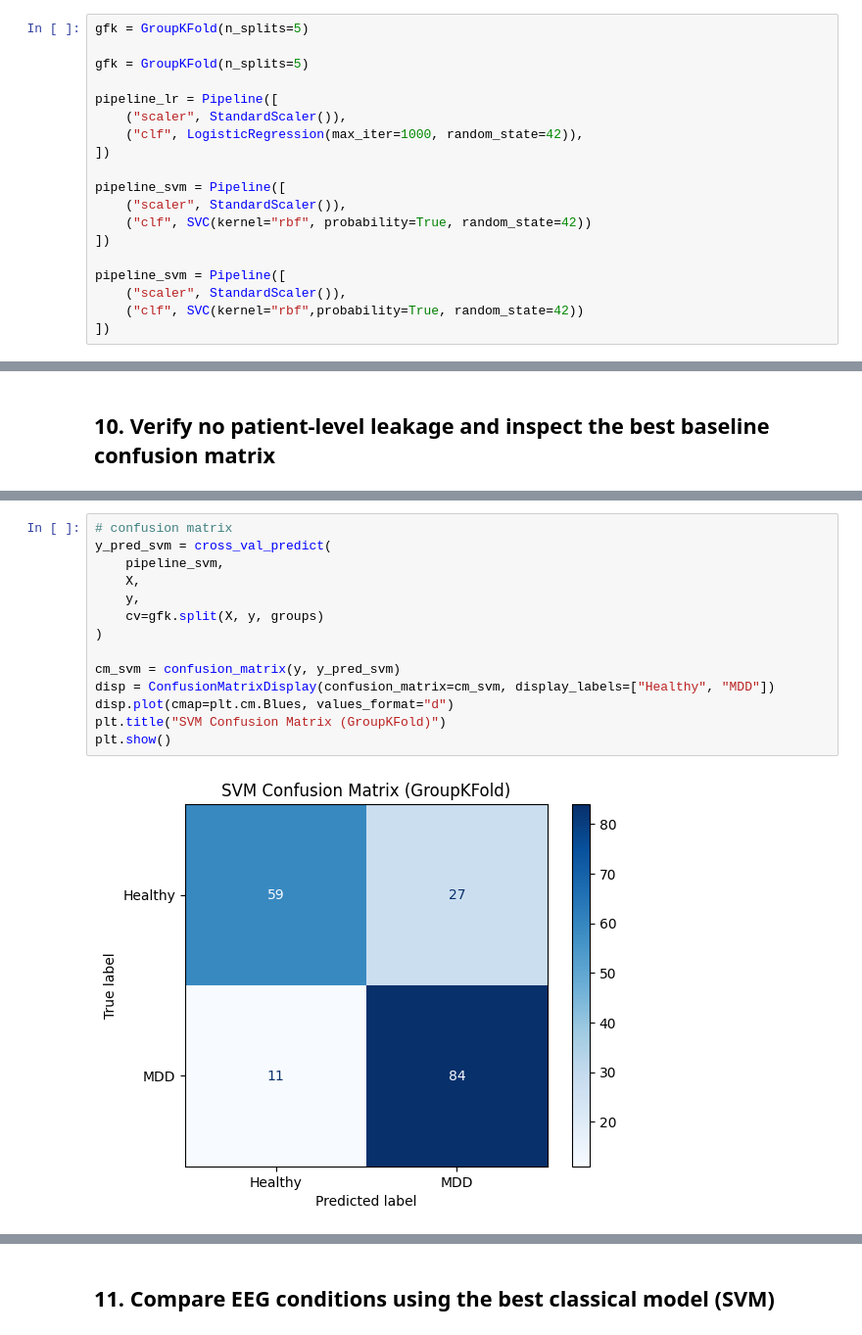
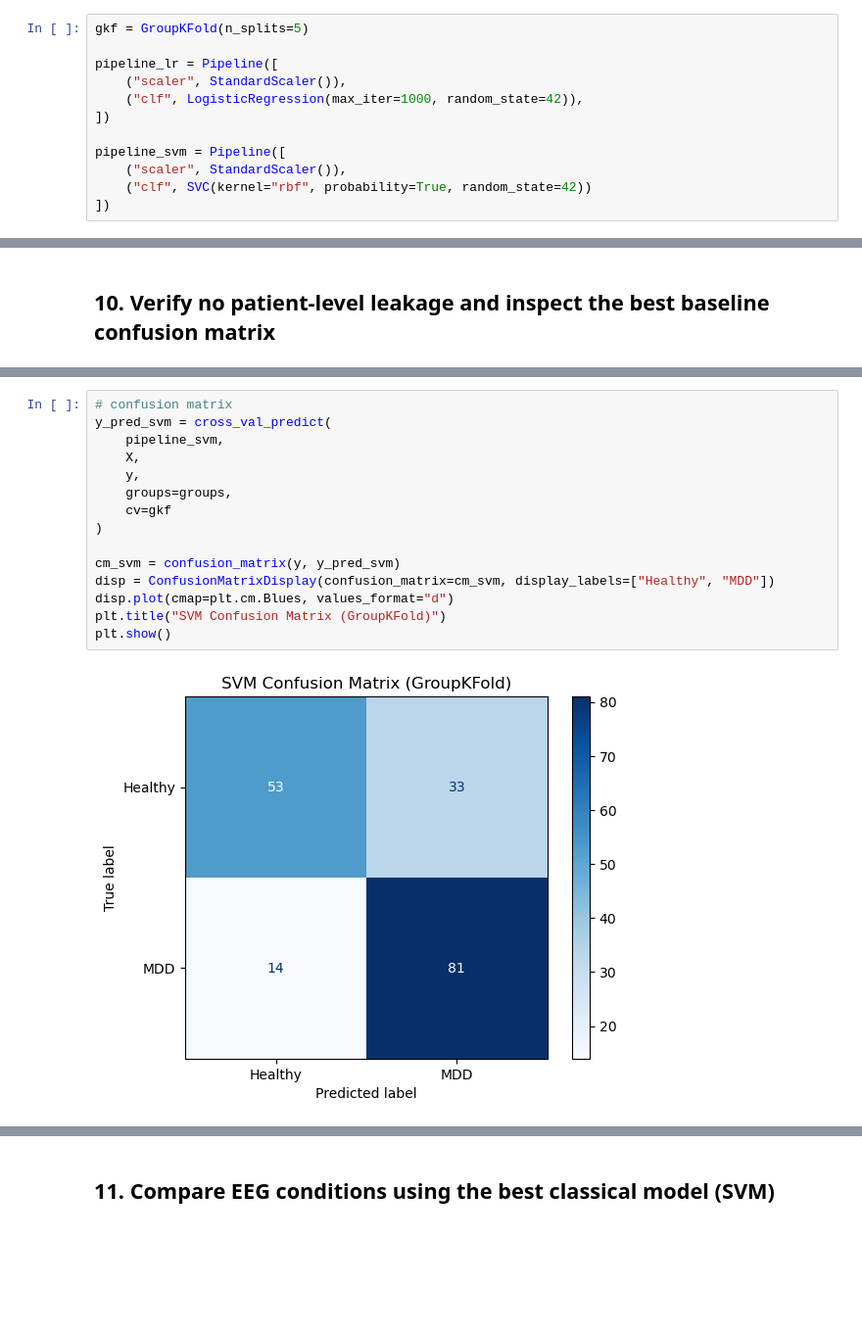
Before and after one commit to BJAngulo/MSSE-277b-final-project-, a Jupyter notebook: notebooks/01_pipeline.ipynb, the cells around one changed output, grey strips where cells are left out. Shown at 98% size. Drawn from its saved outputs; the diff is of its cells as text; blank space fills up the shorter version.

```diff
--- a/notebooks/01_pipeline.ipynb
+++ b/notebooks/01_pipeline.ipynb
@@ -236,9 +236,7 @@ Groups shape: (181,)
 # %% [markdown]
 ## 8. Define patient-level cross-validation and baseline models
 # %%
-gfk = GroupKFold(n_splits=5)
-
-gfk = GroupKFold(n_splits=5)
+gkf = GroupKFold(n_splits=5)
 
 pipeline_lr = Pipeline([
     ("scaler", StandardScaler()),
@@ -249,11 +247,6 @@ pipeline_svm = Pipeline([
     ("scaler", StandardScaler()),
     ("clf", SVC(kernel="rbf", probability=True, random_state=42))
 ])
-
-pipeline_svm = Pipeline([
-    ("scaler", StandardScaler()),
-    ("clf", SVC(kernel="rbf",probability=True, random_state=42))
-])
 # %% [markdown]
 ## 9. Compare Logistic Regression and SVM
 # %%
@@ -304,19 +297,20 @@ No data leakage detected across folds!
 # %%
 # confusion matrix
 y_pred_svm = cross_val_predict(
     pipeline_svm,
     X,
     y,
-    cv=gfk.split(X, y, groups)
+    groups=groups,
+    cv=gkf
 )
 
 cm_svm = confusion_matrix(y, y_pred_svm)
 disp = ConfusionMatrixDisplay(confusion_matrix=cm_svm, display_labels=["Healthy", "MDD"])
 disp.plot(cmap=plt.cm.Blues, values_format="d")
 plt.title("SVM Confusion Matrix (GroupKFold)")
 plt.show()
 # %% [output]
-[figure, old version]
+[figure, new version]
 # %% [markdown]
 ### Confusion matrix interpretation
 
```
Also changed, not shown: parts of 10 cells of this notebook.
